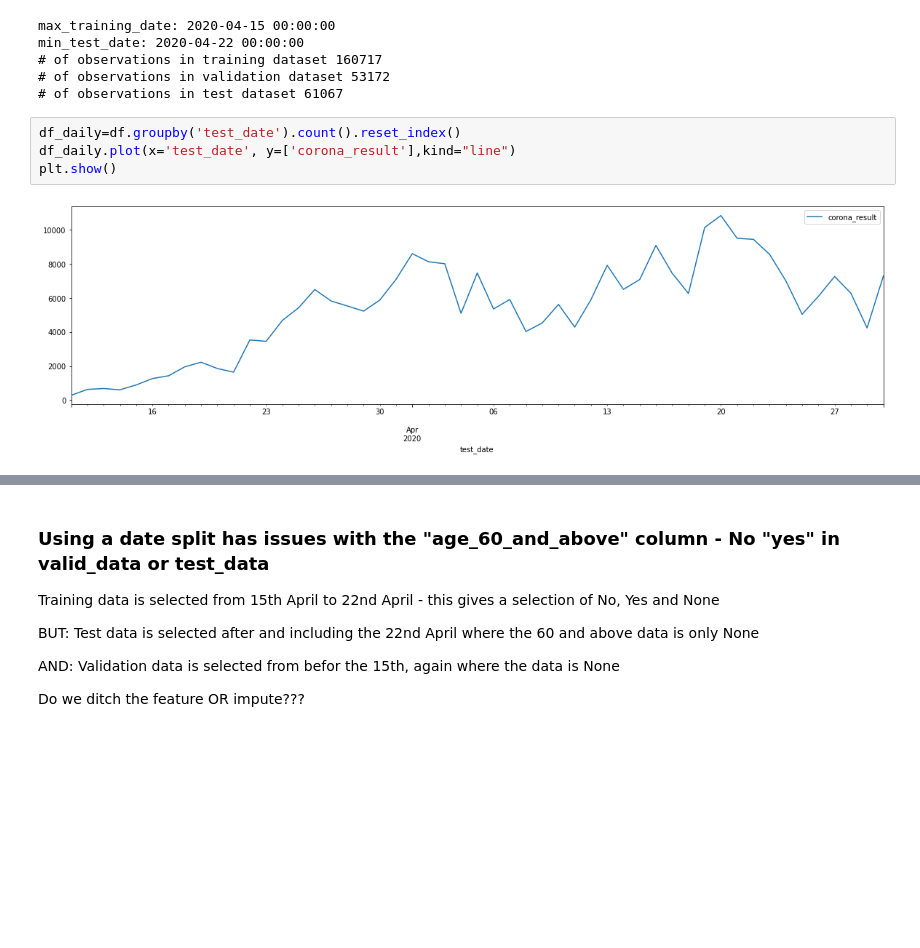
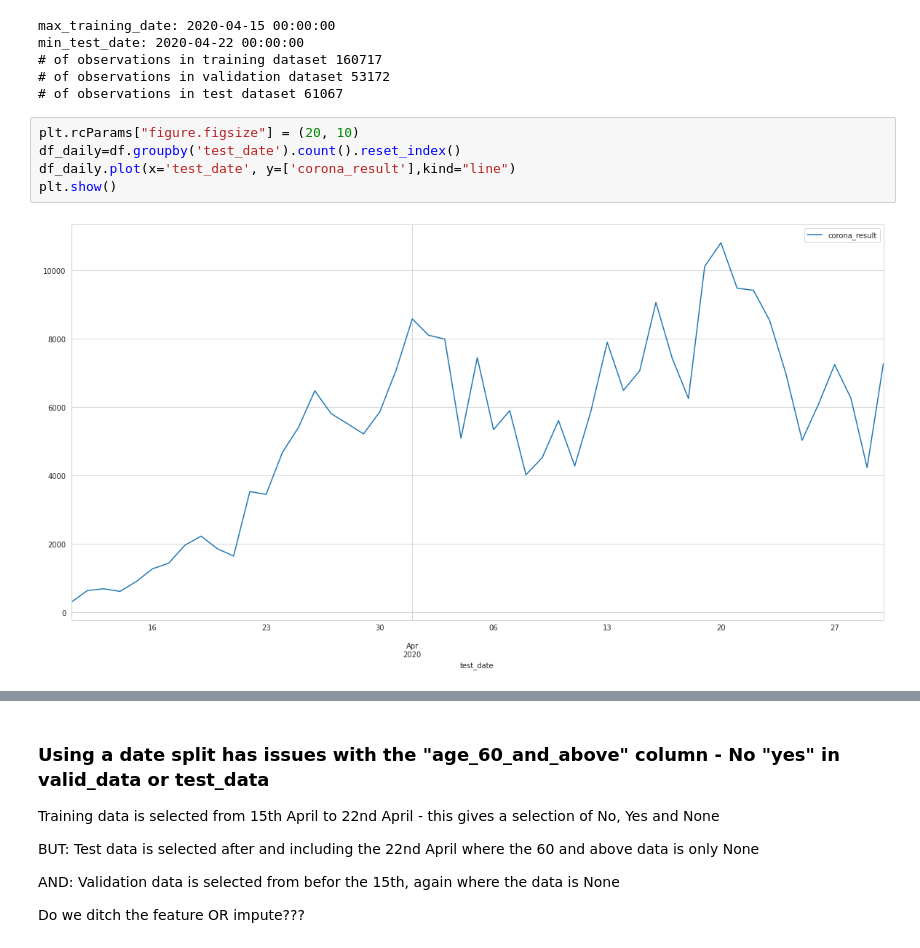
Before and after one commit to bbc/apprenticeship-covid-hack, a Jupyter notebook: notebooks/jh_COVID_diagnosis_hackathon_Group1.ipynb, the cells around one changed output, grey strips where cells are left out. Cells and saved outputs as stored; diff of their text form; blank space fills up the shorter version.

```diff
--- a/notebooks/jh_COVID_diagnosis_hackathon_Group1.ipynb
+++ b/notebooks/jh_COVID_diagnosis_hackathon_Group1.ipynb
@@ -149,9 +190,10 @@ min_test_date: 2020-04-22 00:00:00
 # of observations in validation dataset 53172
 # of observations in test dataset 61067
 # %%
+plt.rcParams["figure.figsize"] = (20, 10)
 df_daily=df.groupby('test_date').count().reset_index()
 df_daily.plot(x='test_date', y=['corona_result'],kind="line")
 plt.show()
 # %% [output]
-[figure, old version]
+[figure, new version]
 # %%
```
Also changed, not shown: parts of 41 cells of this notebook.
